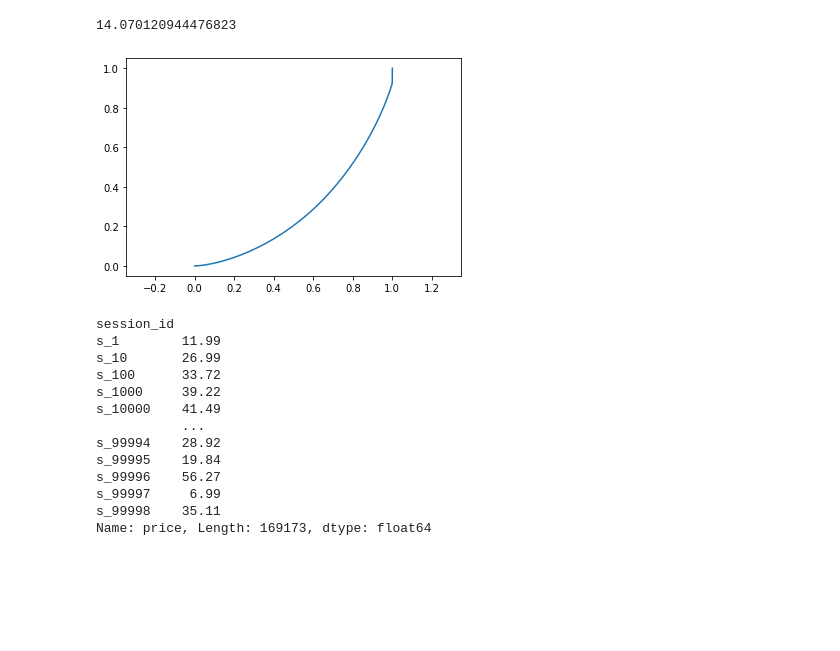
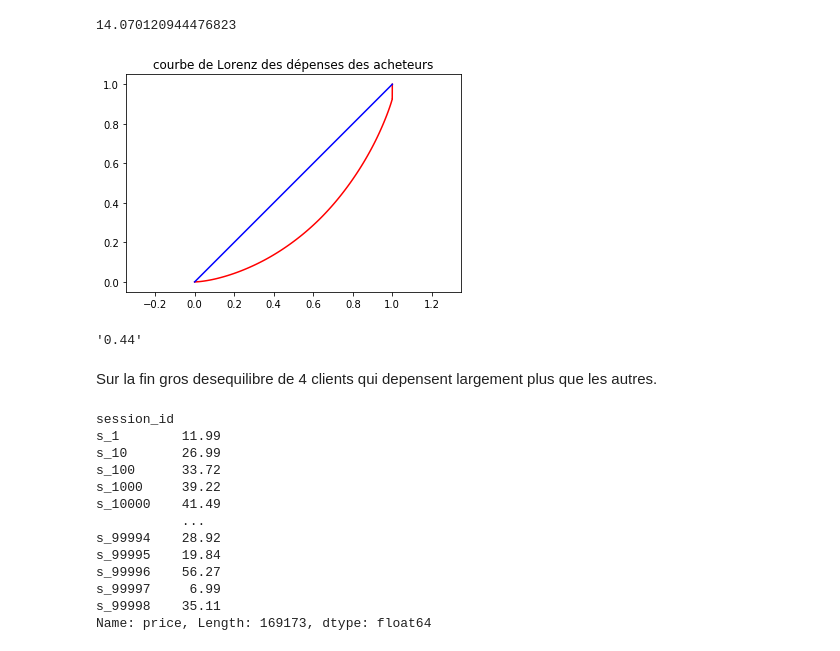
Before and after one commit to Sh4mSh4m/OCR_DA_proj4, a Jupyter notebook: Projet 4 - Analysez les ventes de votre entreprise.ipynb, the cells around one changed output. Drawn from its saved outputs; the diff is of its cells as text; code cells hidden in the pictures; blank space fills up the shorter version.

```diff
--- a/Projet 4 - Analysez les ventes de votre entreprise.ipynb
+++ b/Projet 4 - Analysez les ventes de votre entreprise.ipynb
@@ -815,14 +964,25 @@ kp
 # %%
 #Courbe de Lorentz
 lorenz = np.cumsum(np.sort(sales_aclient_yearly)) / sales_aclient_yearly.sum()
 lorenz = np.append([0], lorenz)
 n = len(sales_aclient_yearly)
 plt.axes().axis('equal')
-xaxis = np.linspace(0-1/n, 1+1/n, n+1)
-plt.plot(xaxis, lorenz, drawstyle='steps-post')
+xaxis = np.linspace(0, 1, len(lorenz))
+plt.plot(xaxis, lorenz, drawstyle='steps-post', color='red')
+plt.plot([0,1], [0,1], color='blue')
+plt.title('courbe de Lorenz des dépenses des acheteurs')
 plt.show()
 # %% [output]
-[figure, old version]
+[figure, new version]
+# %%
+area_red = lorenz[:].sum()/len(lorenz)
+S = 0.5 - area_red
+gini = 2*S
+"%.2f" % gini
+# %% [output]
+'0.44'
+# %% [markdown]
+Sur la fin gros desequilibre de 4 clients qui depensent largement plus que les autres.
 # %%
 sales_atrans_yearly = book.groupby('session_id')['price'].sum()
 sales_atrans_yearly
```
Also changed, not shown: parts of 36 cells of this notebook.
